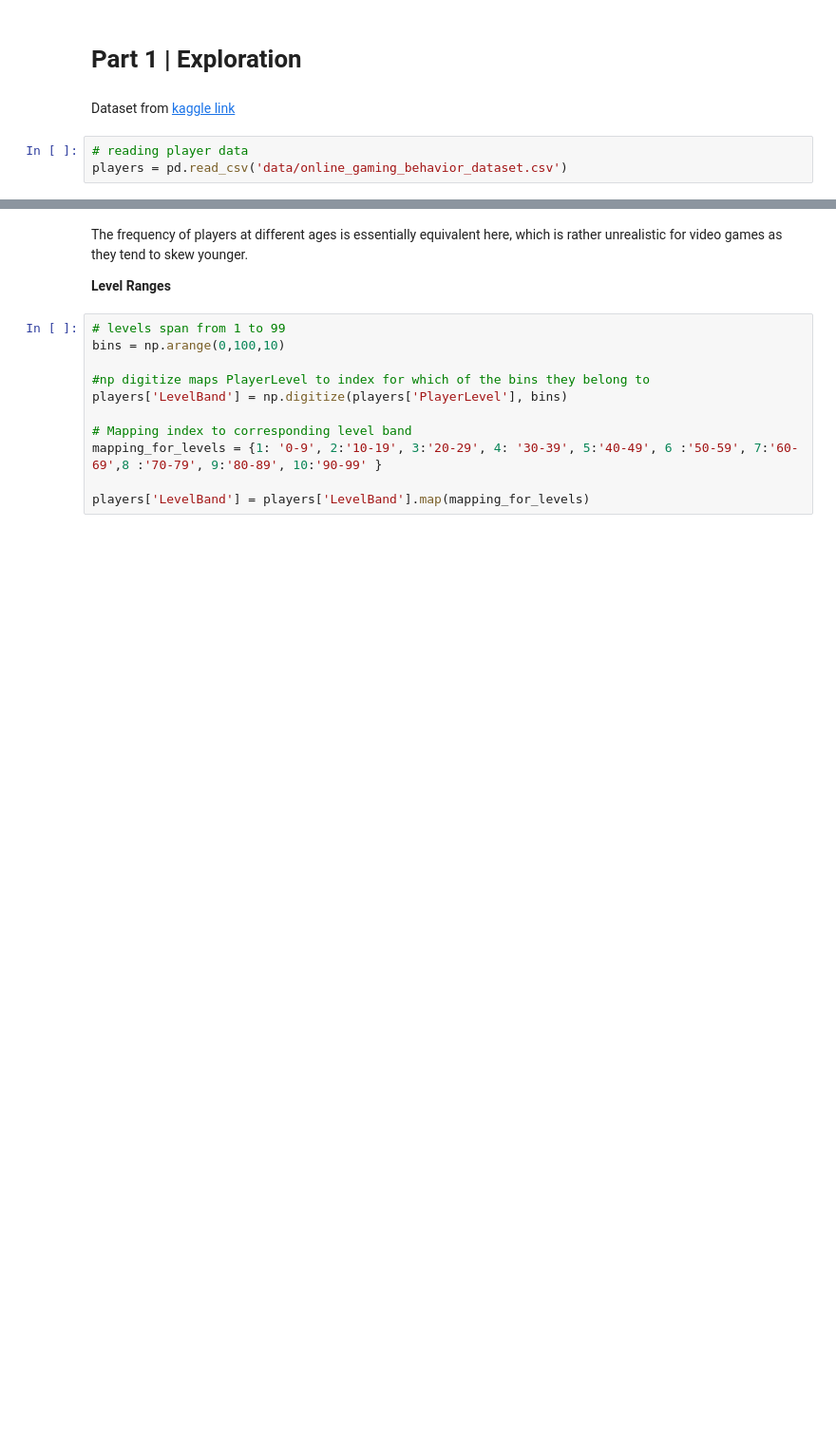
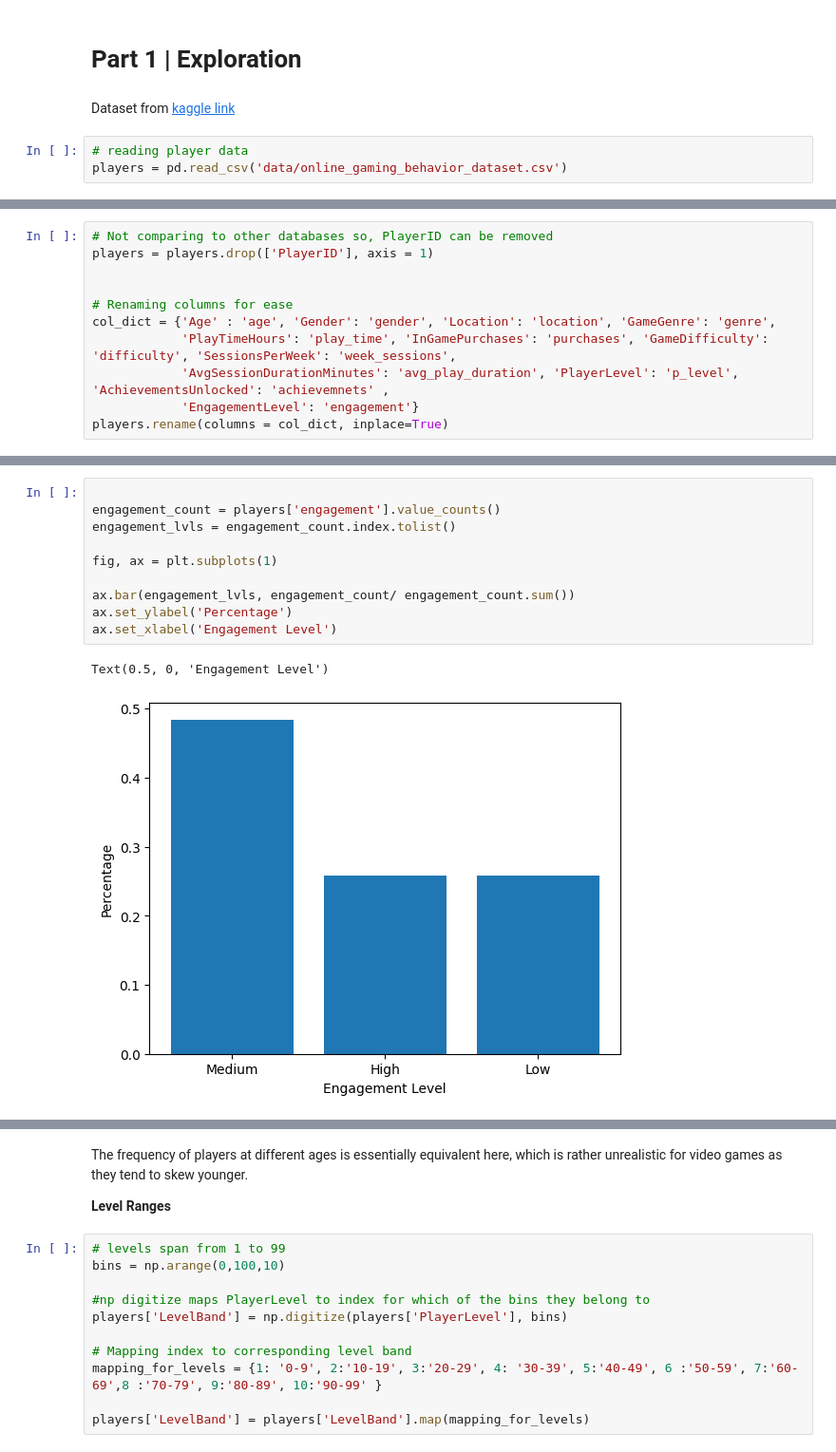
Before and after one commit to mikeysospikey/churn-prediction, a Jupyter notebook: churn-predict.ipynb, the cells around one changed output, grey strips where cells are left out. Shown at 95% size. Saved outputs shown, nothing was run; the diff lists cells and outputs as text; blank space fills up the shorter version.

Commit message:
removed custom function for plotting, instead using pandas inbuilt functions and plot correlations with engagement

```diff
--- a/churn-predict.ipynb
+++ b/churn-predict.ipynb
@@ -53,0 +54,11 @@ players.columns
+# %%
+# Not comparing to other databases so, PlayerID can be removed
+players = players.drop(['PlayerID'], axis = 1)
+
+
+# Renaming columns for ease
+col_dict = {'Age' : 'age', 'Gender': 'gender', 'Location': 'location', 'GameGenre': 'genre',
+            'PlayTimeHours': 'play_time', 'InGamePurchases': 'purchases', 'GameDifficulty': 'difficulty', 'SessionsPerWeek': 'week_sessions',
+            'AvgSessionDurationMinutes': 'avg_play_duration', 'PlayerLevel': 'p_level', 'AchievementsUnlocked': 'achievemnets' ,
+            'EngagementLevel': 'engagement'}
+players.rename(columns = col_dict, inplace=True)
@@ -53,0 +73,13 @@ players.columns
+# %%
+
+engagement_count = players['engagement'].value_counts()
+engagement_lvls = engagement_count.index.tolist()
+
+fig, ax = plt.subplots(1)
+
+ax.bar(engagement_lvls, engagement_count/ engagement_count.sum())
+ax.set_ylabel('Percentage')
+ax.set_xlabel('Engagement Level')
+# %% [output]
+Text(0.5, 0, 'Engagement Level')
+[figure, added]
```
Also changed, not shown: parts of 9 cells of this notebook.
